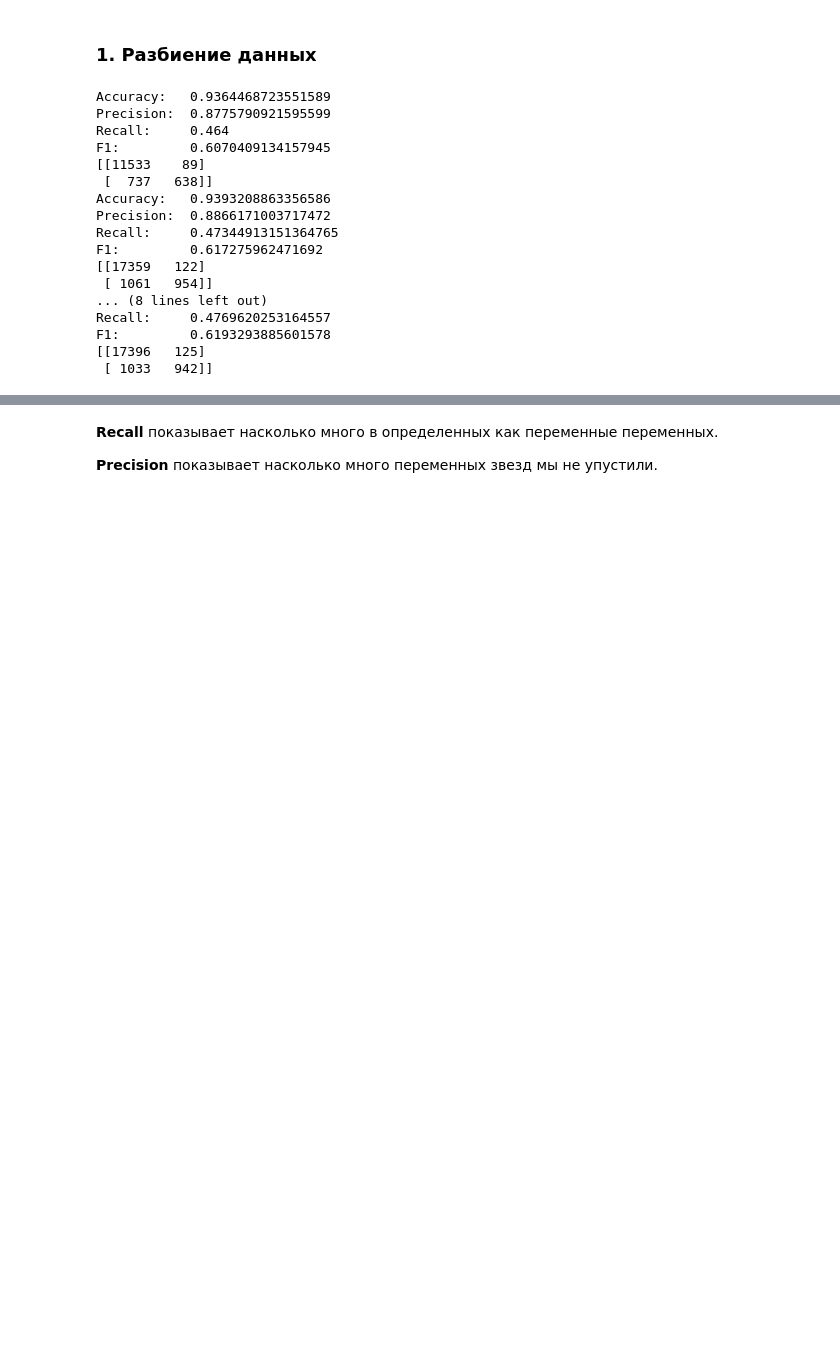
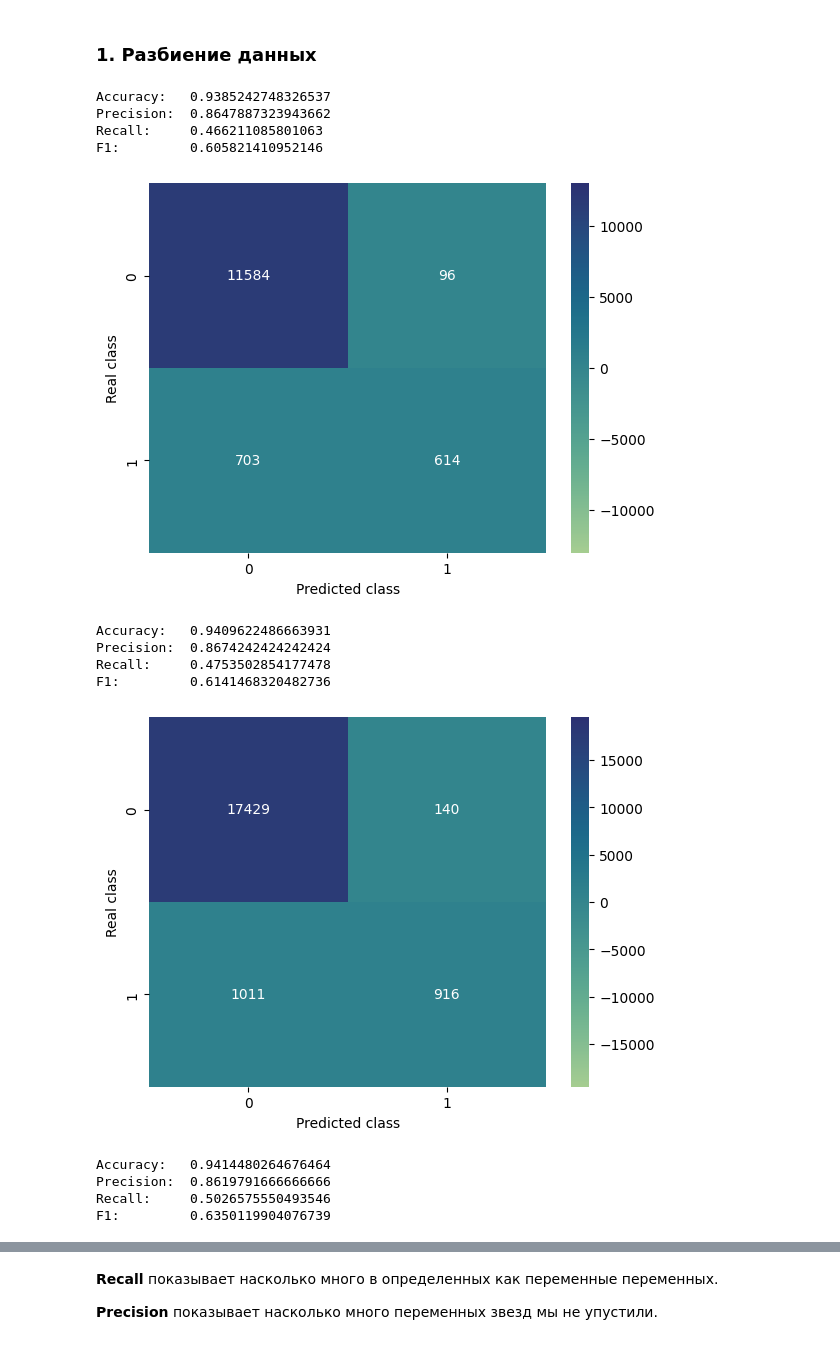
Before and after one commit to ArnautovPeter/Stellar-classification, a Jupyter notebook: src/rf.ipynb, the cells around one changed output, grey strips where cells are left out. Drawn from its saved outputs; the diff is of its cells as text; code cells hidden in the pictures; blank space fills up the shorter version.

```diff
--- a/src/rf.ipynb
+++ b/src/rf.ipynb
@@ -19,34 +19,31 @@ RS = 42
 # %% [markdown]
 ### 1. Разбиение данных
 # %%
-data = pd.read_csv("../data/whole_data.csv").iloc[:, 3:].drop("type", axis=1).dropna()
+data = pd.read_csv("../data/whole_data.csv").iloc[:, 4:].drop("type", axis=1).dropna()
 
 features, labels = data.drop("present", axis=1), data["present"]
 
 splits = [train_test_split(features, labels, random_state=RS, train_size=0.8),
           train_test_split(features, labels, random_state=RS, train_size=0.7),
           train_test_split(features, labels, random_state=RS, train_size=0.8, stratify=labels),
           train_test_split(features, labels, random_state=RS, train_size=0.7, stratify=labels)]
 
 for sp in splits:
   clf = RandomForestClassifier(n_jobs=-1)
   clf.fit(sp[0], sp[2])
   metrics(clf.predict(sp[1]), sp[3])
 # %% [output]
-Accuracy:   0.9364468723551589
-Precision:  0.8775790921595599
-Recall:     0.464
-F1:         0.6070409134157945
-[[11533    89]
- [  737   638]]
-Accuracy:   0.9393208863356586
-Precision:  0.8866171003717472
-Recall:     0.47344913151364765
-F1:         0.617275962471692
-[[17359   122]
- [ 1061   954]]
-... (8 lines left out)
-Recall:     0.4769620253164557
-F1:         0.6193293885601578
-[[17396   125]
- [ 1033   942]]
+Accuracy:   0.9385242748326537
+Precision:  0.8647887323943662
+Recall:     0.466211085801063
+F1:         0.605821410952146
+[figure, added]
+Accuracy:   0.9409622486663931
+Precision:  0.8674242424242424
+Recall:     0.4753502854177478
+F1:         0.6141468320482736
+[figure, added]
+Accuracy:   0.9414480264676464
+Precision:  0.8619791666666666
+Recall:     0.5026575550493546
+F1:         0.6350119904076739
```
Also changed, not shown: parts of 16 cells of this notebook, 3 other files.
